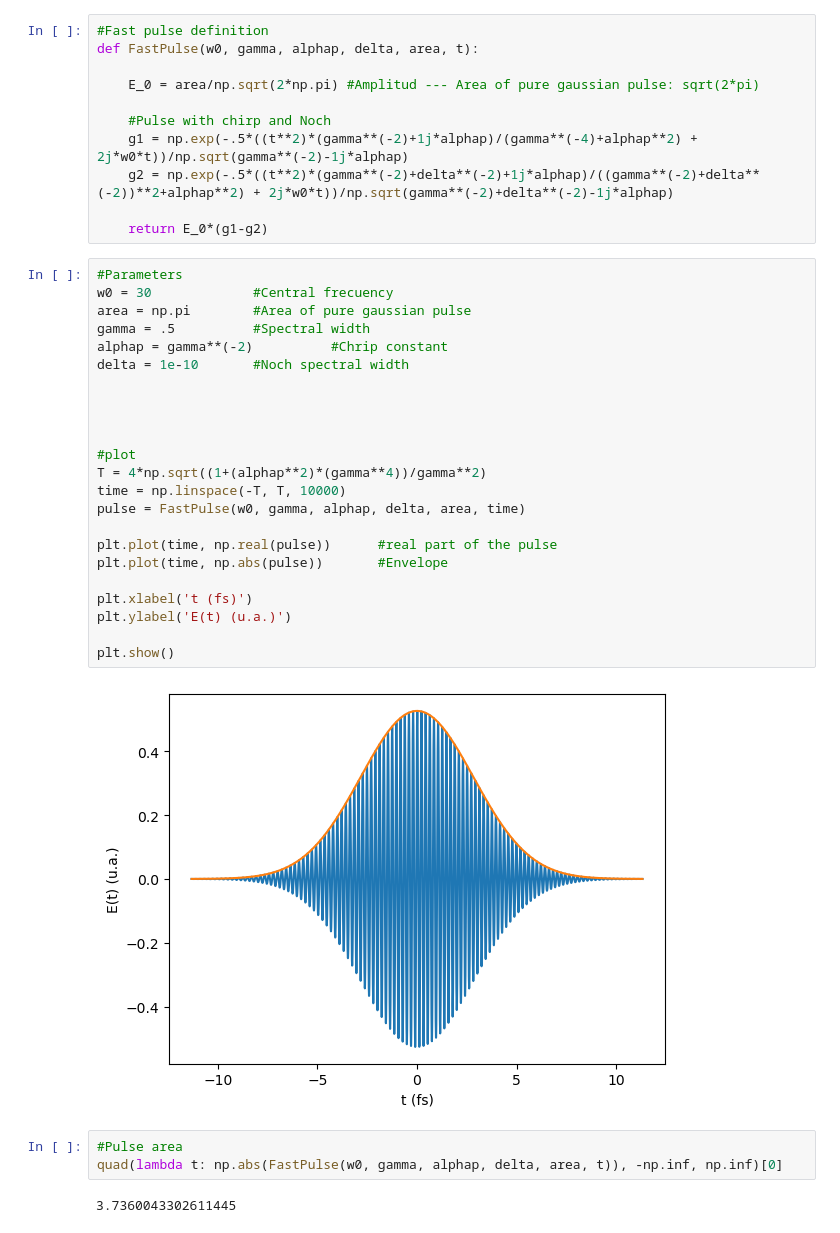
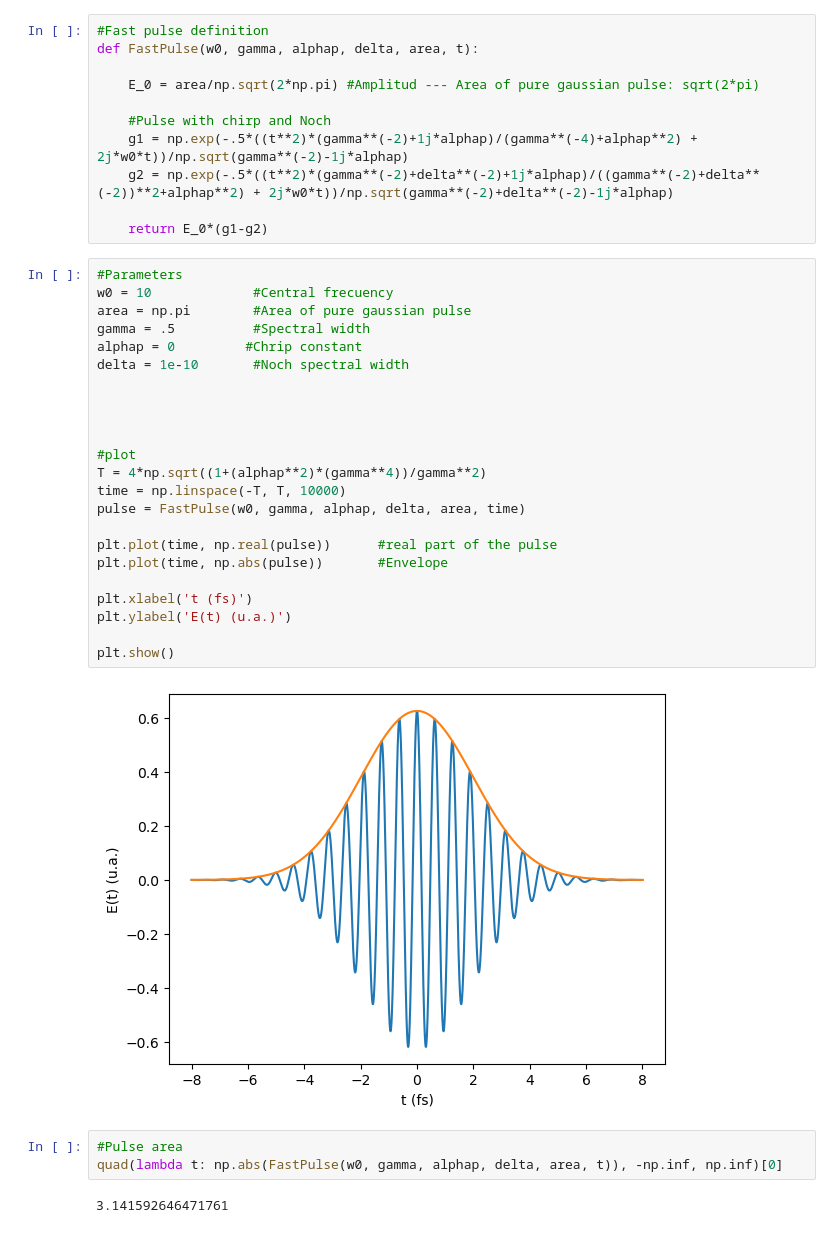
Before and after one commit to JuanSierra2003/hello-world, a Jupyter notebook: Pulses/pulses.ipynb, the cells around one changed output. Drawn from its saved outputs; the diff is of its cells as text.

```diff
--- a/Pulses/pulses.ipynb
+++ b/Pulses/pulses.ipynb
@@ -15,34 +15,34 @@ def FastPulse(w0, gamma, alphap, delta, area, t):
     return E_0*(g1-g2)
 # %%
 #Parameters
-w0 = 30             #Central frecuency
+w0 = 10             #Central frecuency
 area = np.pi        #Area of pure gaussian pulse
 gamma = .5          #Spectral width
-alphap = gamma**(-2)          #Chrip constant
+alphap = 0         #Chrip constant
 delta = 1e-10       #Noch spectral width
 
 
 
 
 #plot
 T = 4*np.sqrt((1+(alphap**2)*(gamma**4))/gamma**2)
 time = np.linspace(-T, T, 10000)
 pulse = FastPulse(w0, gamma, alphap, delta, area, time)
 
 plt.plot(time, np.real(pulse))      #real part of the pulse
 plt.plot(time, np.abs(pulse))       #Envelope
 
 plt.xlabel('t (fs)')
 plt.ylabel('E(t) (u.a.)')
 
 plt.show()
 # %% [output]
-[figure, old version]
+[figure, new version]
 # %%
 #Pulse area
 quad(lambda t: np.abs(FastPulse(w0, gamma, alphap, delta, area, t)), -np.inf, np.inf)[0]
 # %% [output]
-3.7360043302611445
+3.141592646471761
 # %%
 #Different parameters as a function of the chirp parameter alpha prime
 Alphap = np.linspace(-50, 50, 1000)
```
Also changed, not shown: parts of 5 cells of this notebook, 1 other file.
